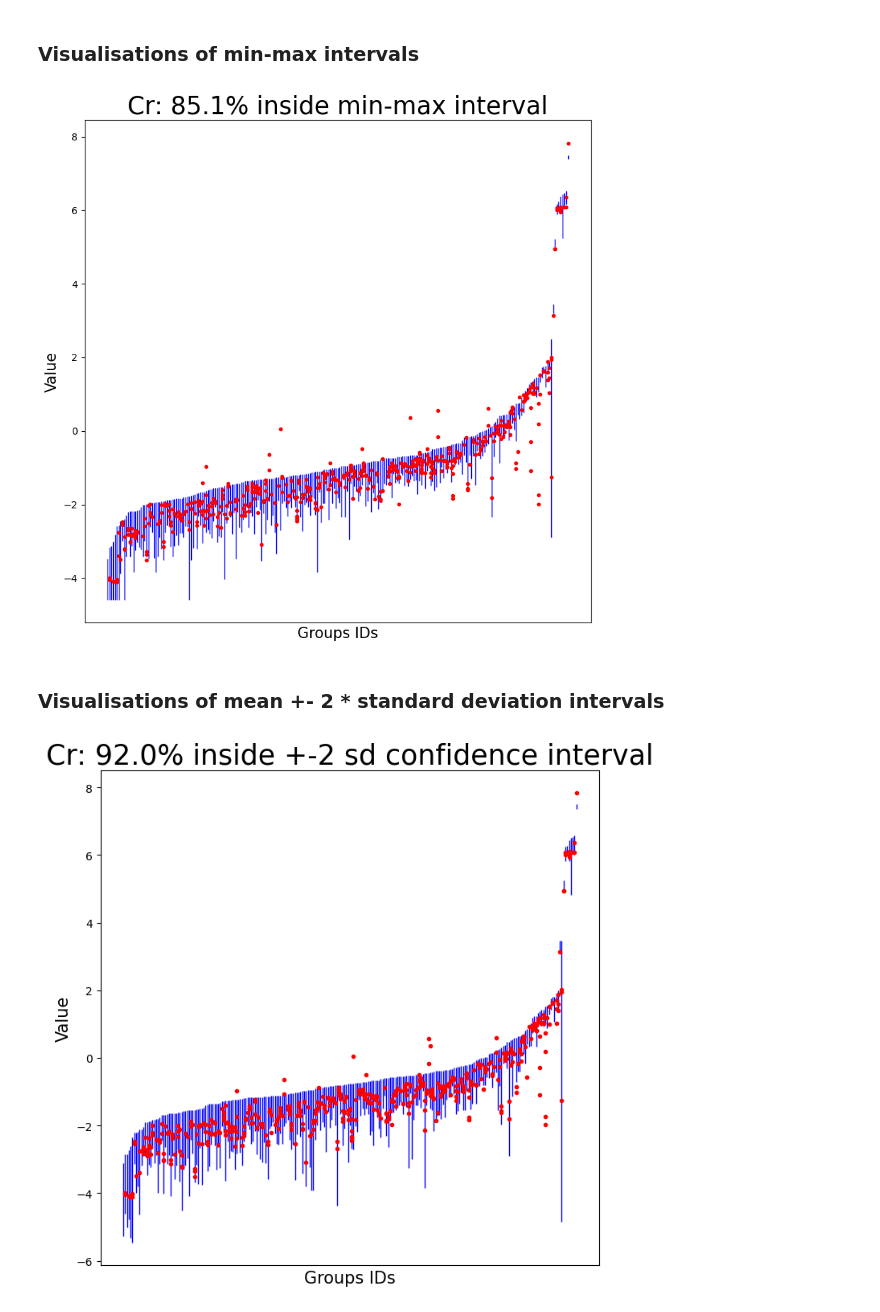
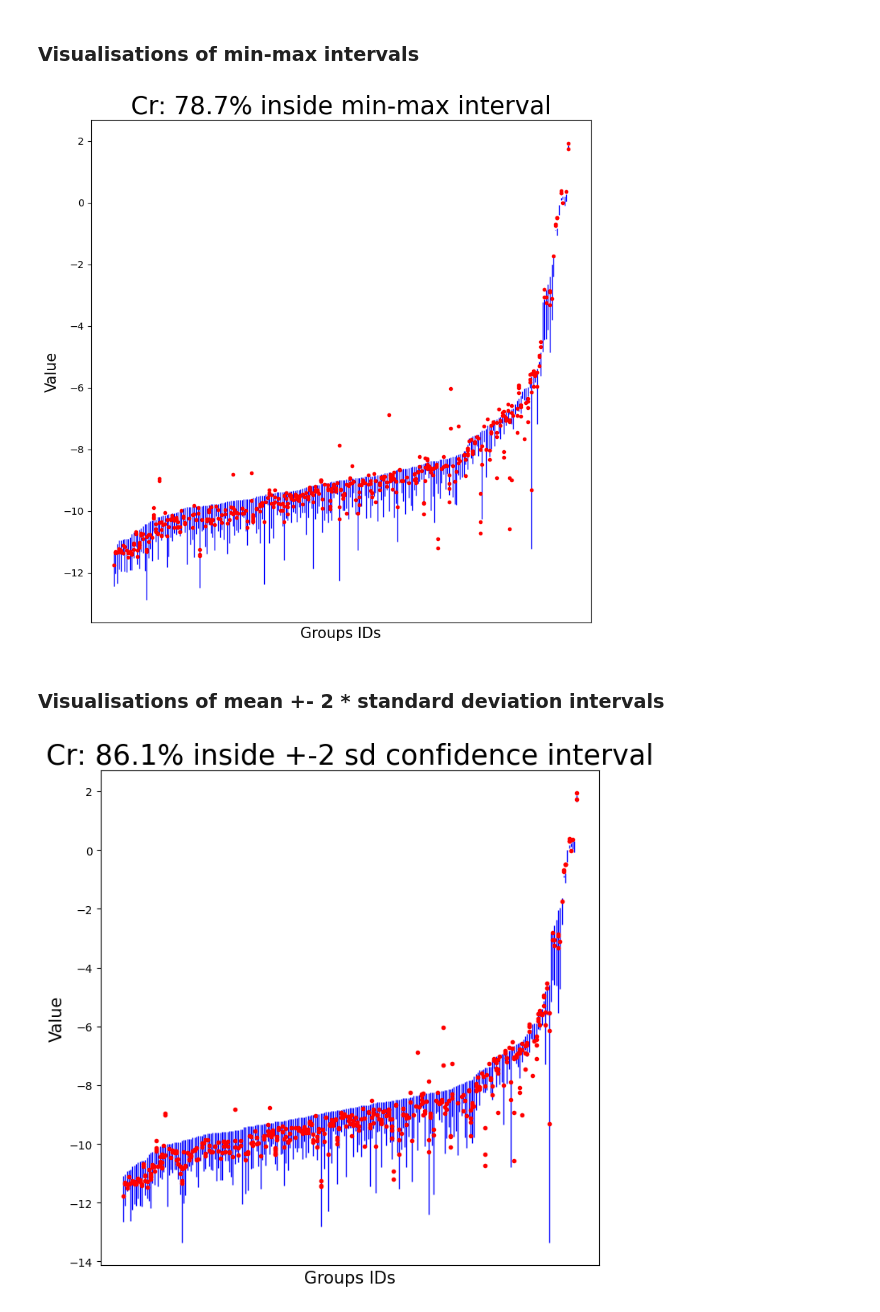
Before and after one commit to BDomzal/inks, a Jupyter notebook: notebooks/inks_nn_regression.ipynb, the cells around one changed output. Saved outputs shown, nothing was run; the diff lists cells and outputs as text; code cells hidden in the pictures.

```diff
--- a/notebooks/inks_nn_regression.ipynb
+++ b/notebooks/inks_nn_regression.ipynb
@@ -69,7 +74,7 @@ X_train, y_train, X_val, y_val, X_test, y_test, train_order, val_order, test_ord
                                                                                                                 X_y_train,
                                                                                                                 X_y_val,
                                                                                                                 X_y_test,
-                                                                                                                ELEMENTS_TO_KEEP)
+                                                                                                                ELEMENTS_TO_KEEP_NO_FE)
 # %% [markdown]
 ### Normalization / taking logarithm
 # %%
@@ -138,8 +143,8 @@ Cu >> Mn > Al > Zn > Pb > S > Cr > Co >>
 weights = torch.tensor([1/INPUT_SIZE]*INPUT_SIZE).unsqueeze(1).to(device)
 loss_fn = CustomLoss(weights=weights)
 # %%
-# model, train_losses, val_losses = train_model(model=model,
-#                                               train_loader=train_loader,
-#                                               val_loader=val_loader,
-#                                               epochs=5000,
-#                                               loss_fn=loss_fn)
+model, train_losses, val_losses = train_model(model=model,
+                                              train_loader=train_loader,
+                                              val_loader=val_loader,
+                                              epochs=5000,
+                                              loss_fn=loss_fn)
@@ -152,8 +177,8 @@ loss_fn = CustomLoss(weights=weights)
 # %% [markdown]
 ## Loading pretrained model
 # %%
-model = InksNet(input_size=INPUT_SIZE, dropout_prob=DROPOUT_PROB).to(device)
-model.load_state_dict(torch.load(MODELS_PATH))
+# model = InksNet(input_size=INPUT_SIZE, dropout_prob=DROPOUT_PROB).to(device)
+# model.load_state_dict(torch.load(MODELS_PATH))
 # %% [output]
 <All keys matched successfully>
 # %% [markdown]
@@ -253,7 +309,7 @@ lower_bound_df, upper_bound_df = create_mean_plus_sd_df(y_train.cpu(),
                                                         train_order,
                                                         y_val.cpu(),
                                                         val_order,
-                                                        ELEMENTS_TO_KEEP,
+                                                        ELEMENTS_TO_KEEP_NO_FE,
                                                         how_many_sd=2)
 # %%
 min_max_res_list, fraction_1 = is_inside_min_max_interval(outputs, test_order, min_df, max_df)
@@ -290,24 +346,24 @@ array([[0.82730924, 0.86947791, 0.91967871, 0.85542169, 0.85341365,
 # %%
 visualise_min_max_intervals(outputs,
                             test_order,
-                            ELEMENTS_TO_KEEP,
+                            ELEMENTS_TO_KEEP_NO_FE,
                             min_max_df,
                             min_max_res_list,
                             element_nr=2,
                             path_to_save=None)
 # %% [output]
-[figure, old version]
+[figure, new version]
 # %% [markdown]
 ### Visualisations of mean +- 2 * standard deviation intervals
 # %%
 visualise_mean_plus_minus_sd_intervals(outputs,
                                        test_order,
-                                        ELEMENTS_TO_KEEP,
+                                        ELEMENTS_TO_KEEP_NO_FE,
                                        lower_bound_df,
                                        upper_bound_df,
                                        how_many_sd=2,
                                        sd_res_list=sd_res_list,
                                        element_nr=2,
                                        path_to_save=None)
 # %% [output]
-[figure, old version]
+[figure, new version]
```
Also changed, not shown: parts of 30 cells of this notebook, 4 other files.
